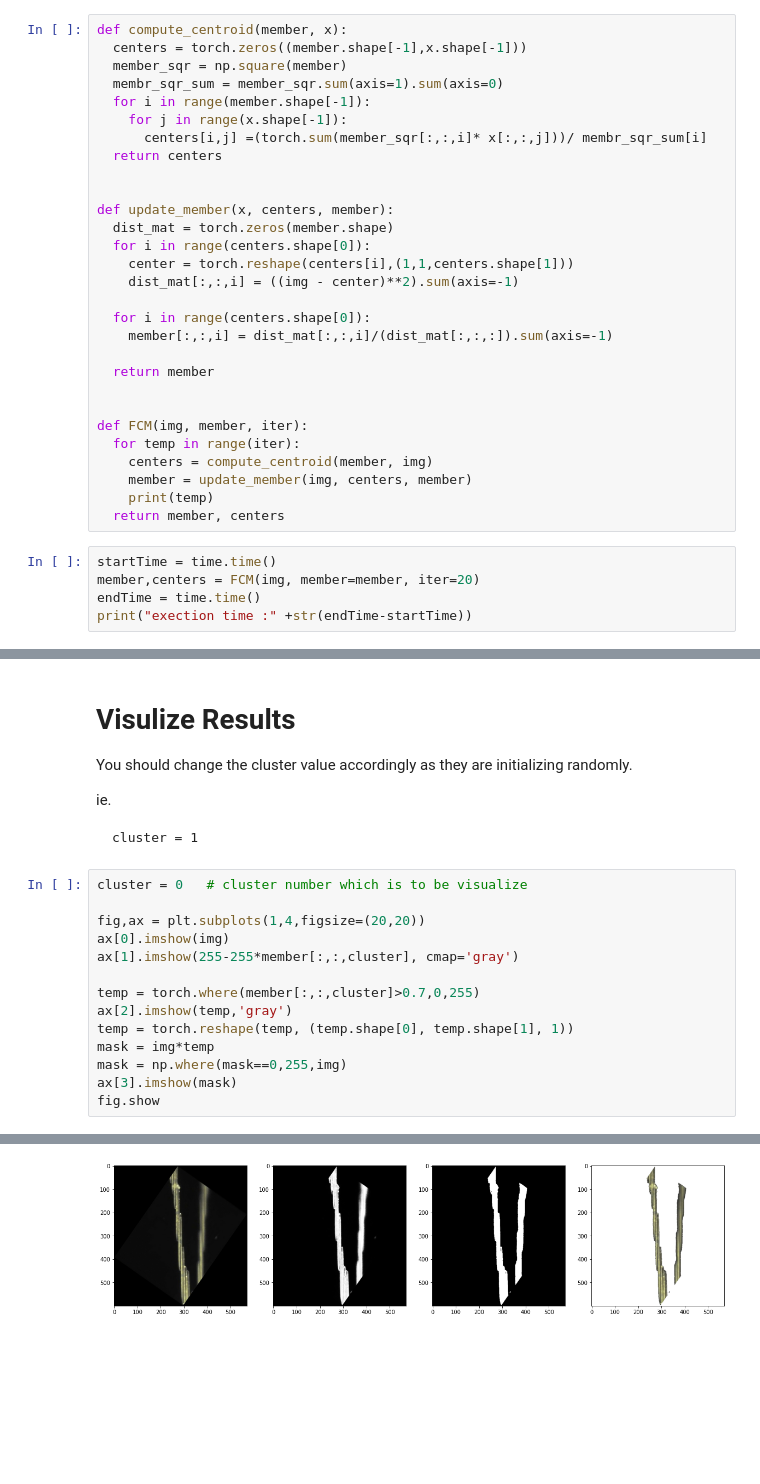
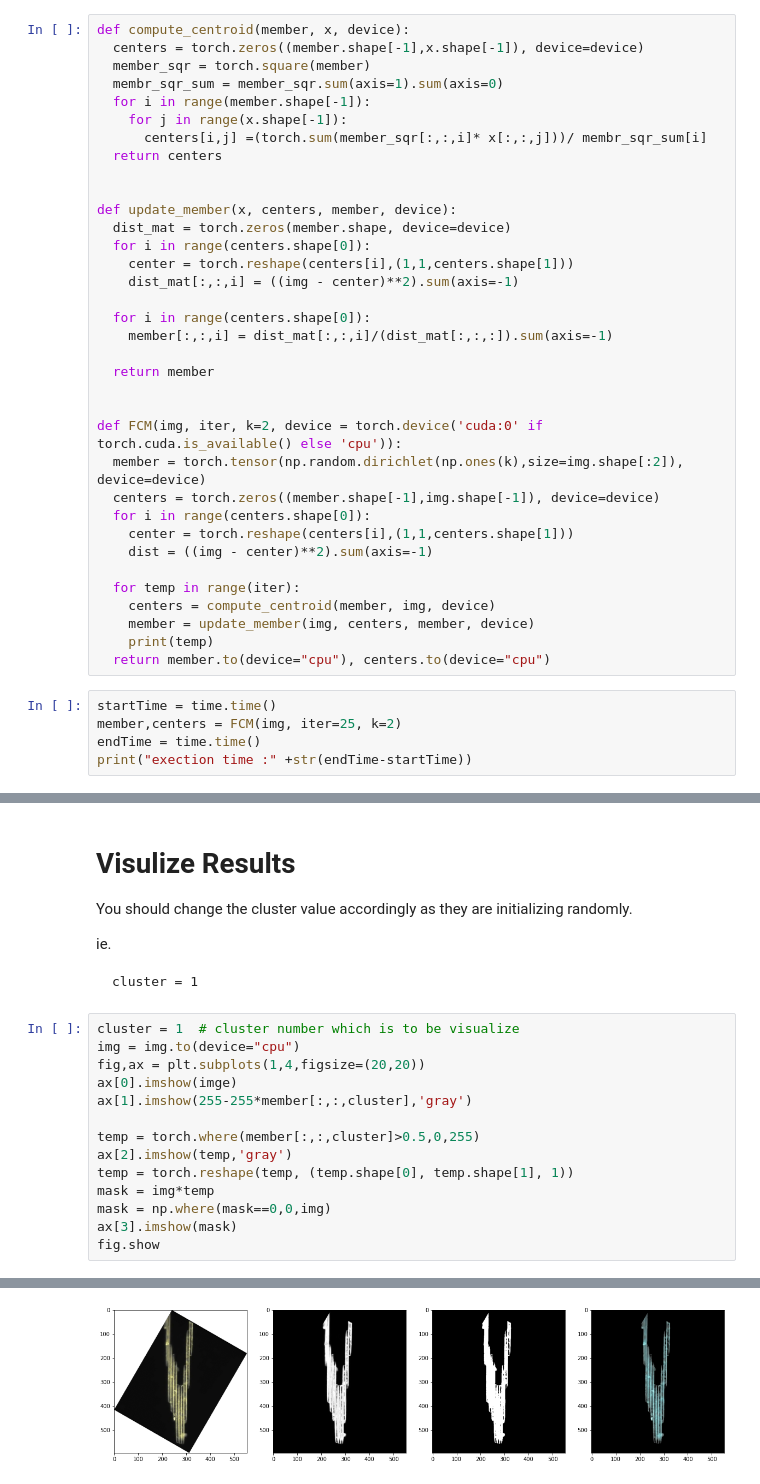
Before and after one commit to devoworm/Digital-Bacillaria, a Jupyter notebook: Image-Skeletons-and-Masks/Unsupervised Fuzzy C-means segmentatioin.ipynb, the cells around one changed output, grey strips where cells are left out. Cells and saved outputs as stored; diff of their text form; blank space fills up the shorter version.

````diff
--- a/Image-Skeletons-and-Masks/Unsupervised Fuzzy C-means segmentatioin.ipynb
+++ b/Image-Skeletons-and-Masks/Unsupervised Fuzzy C-means segmentatioin.ipynb
@@ -42,7 +37,7 @@ for i in range(centers.shape[0]):
 # %%
-def compute_centroid(member, x):
-  centers = torch.zeros((member.shape[-1],x.shape[-1]))
-  member_sqr = np.square(member)
+def compute_centroid(member, x, device):
+  centers = torch.zeros((member.shape[-1],x.shape[-1]), device=device)
+  member_sqr = torch.square(member)
   membr_sqr_sum = member_sqr.sum(axis=1).sum(axis=0)
   for i in range(member.shape[-1]):
     for j in range(x.shape[-1]):
@@ -50,8 +45,8 @@ def compute_centroid(member, x):
   return centers
 
 
-def update_member(x, centers, member):
-  dist_mat = torch.zeros(member.shape)
+def update_member(x, centers, member, device):
+  dist_mat = torch.zeros(member.shape, device=device)
   for i in range(centers.shape[0]):
     center = torch.reshape(centers[i],(1,1,centers.shape[1]))
     dist_mat[:,:,i] = ((img - center)**2).sum(axis=-1)
@@ -62,15 +57,21 @@ def update_member(x, centers, member):
   return member
 
 
-def FCM(img, member, iter):
+def FCM(img, iter, k=2, device = torch.device('cuda:0' if torch.cuda.is_available() else 'cpu')):
+  member = torch.tensor(np.random.dirichlet(np.ones(k),size=img.shape[:2]), device=device)
+  centers = torch.zeros((member.shape[-1],img.shape[-1]), device=device)
+  for i in range(centers.shape[0]):
+    center = torch.reshape(centers[i],(1,1,centers.shape[1]))
+    dist = ((img - center)**2).sum(axis=-1)
+
   for temp in range(iter):
-    centers = compute_centroid(member, img)
-    member = update_member(img, centers, member)
+    centers = compute_centroid(member, img, device)
+    member = update_member(img, centers, member, device)
     print(temp)
-  return member, centers
+  return member.to(device="cpu"), centers.to(device="cpu")
 # %%
 startTime = time.time()
-member,centers = FCM(img, member=member, iter=20)
+member,centers = FCM(img, iter=25, k=2)
 endTime = time.time()
 print("exection time :" +str(endTime-startTime))
 # %% [output]
@@ -96,19 +103,19 @@ ie.
 cluster = 1
 ```
 # %%
-cluster = 0   # cluster number which is to be visualize
+cluster = 1  # cluster number which is to be visualize
+img = img.to(device="cpu")
+fig,ax = plt.subplots(1,4,figsize=(20,20))
+ax[0].imshow(imge)
+ax[1].imshow(255-255*member[:,:,cluster],'gray')
 
-fig,ax = plt.subplots(1,4,figsize=(20,20))
-ax[0].imshow(img)
-ax[1].imshow(255-255*member[:,:,cluster], cmap='gray')
-
-temp = torch.where(member[:,:,cluster]>0.7,0,255)
+temp = torch.where(member[:,:,cluster]>0.5,0,255)
 ax[2].imshow(temp,'gray')
 temp = torch.reshape(temp, (temp.shape[0], temp.shape[1], 1))
 mask = img*temp
-mask = np.where(mask==0,255,img)
+mask = np.where(mask==0,0,img)
 ax[3].imshow(mask)
 fig.show
 # %% [output]
 <bound method Figure.show of <Figure size 1440x1440 with 4 Axes>>
-[figure, old version]
+[figure, new version]
````
Also changed, not shown: parts of 7 cells of this notebook.
